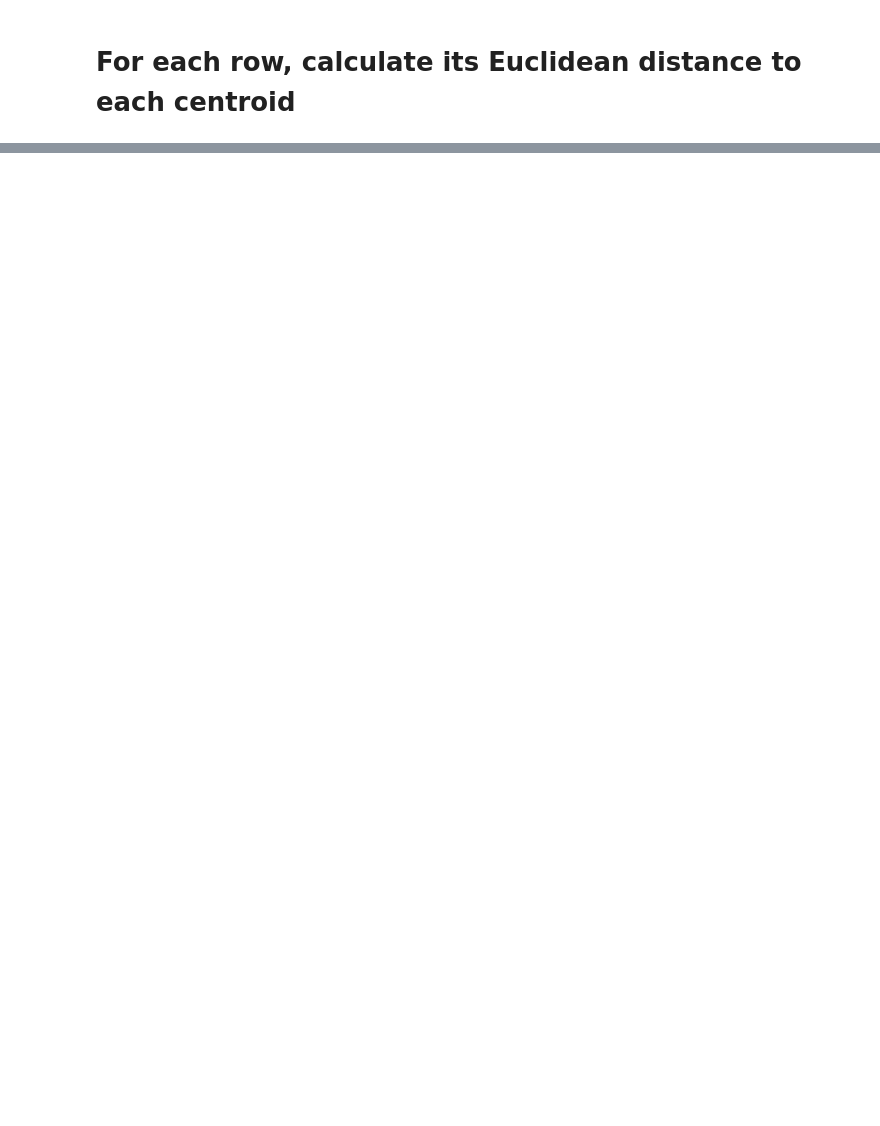
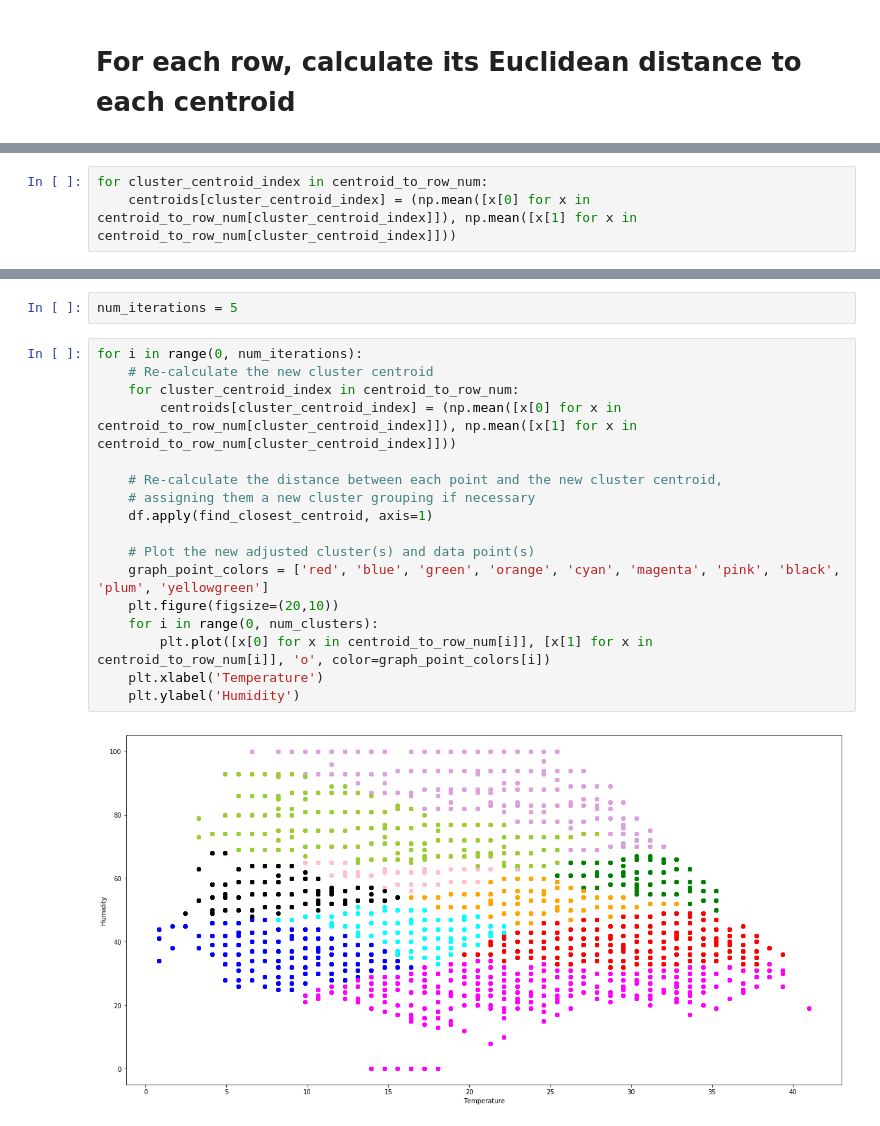
Before and after one commit to heynellywelly/k-means-clustering-exploration, a Jupyter notebook: k_means_cluster/K_Means_Clustering.ipynb, the cells around one changed output, grey strips where cells are left out. Drawn from its saved outputs; the diff is of its cells as text; blank space fills up the shorter version.

```diff
--- a/k_means_cluster/K_Means_Clustering.ipynb
+++ b/k_means_cluster/K_Means_Clustering.ipynb
@@ -57,0 +101,3 @@ df.iloc[0]['temp']
+# %%
+for cluster_centroid_index in centroid_to_row_num:
+    centroids[cluster_centroid_index] = (np.mean([x[0] for x in centroid_to_row_num[cluster_centroid_index]]), np.mean([x[1] for x in centroid_to_row_num[cluster_centroid_index]]))
@@ -57,0 +154,21 @@ df.iloc[0]['temp']
+# %%
+num_iterations = 5
+# %%
+for i in range(0, num_iterations):
+    # Re-calculate the new cluster centroid
+    for cluster_centroid_index in centroid_to_row_num:
+        centroids[cluster_centroid_index] = (np.mean([x[0] for x in centroid_to_row_num[cluster_centroid_index]]), np.mean([x[1] for x in centroid_to_row_num[cluster_centroid_index]]))
+
+    # Re-calculate the distance between each point and the new cluster centroid,
+    # assigning them a new cluster grouping if necessary
+    df.apply(find_closest_centroid, axis=1)
+
+    # Plot the new adjusted cluster(s) and data point(s)
+    graph_point_colors = ['red', 'blue', 'green', 'orange', 'cyan', 'magenta', 'pink', 'black', 'plum', 'yellowgreen']
+    plt.figure(figsize=(20,10))
+    for i in range(0, num_clusters):
+        plt.plot([x[0] for x in centroid_to_row_num[i]], [x[1] for x in centroid_to_row_num[i]], 'o', color=graph_point_colors[i])
+    plt.xlabel('Temperature')
+    plt.ylabel('Humidity')
+# %% [output]
+[figure, added]
```
Also changed, not shown: parts of 20 cells of this notebook.
